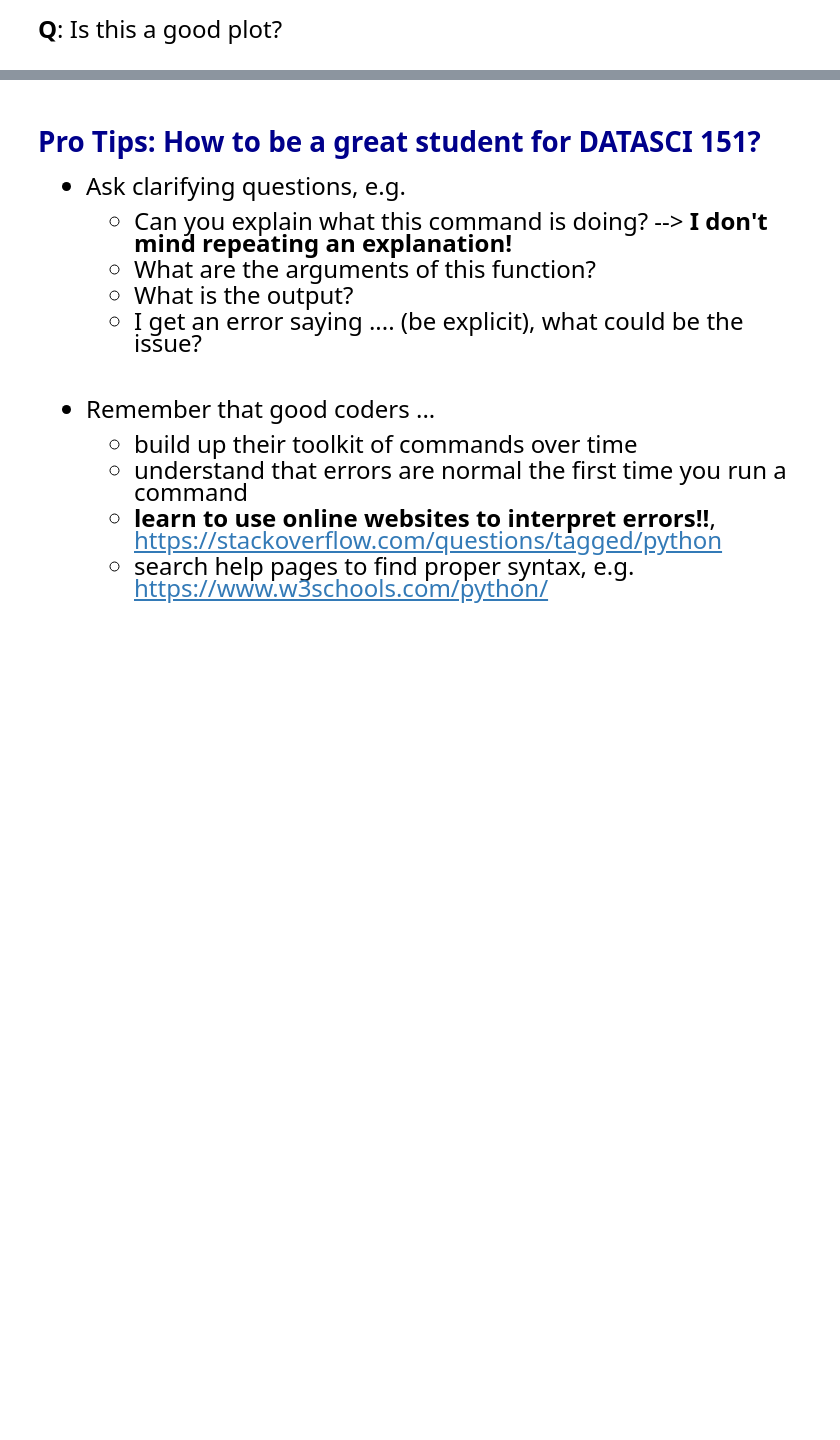
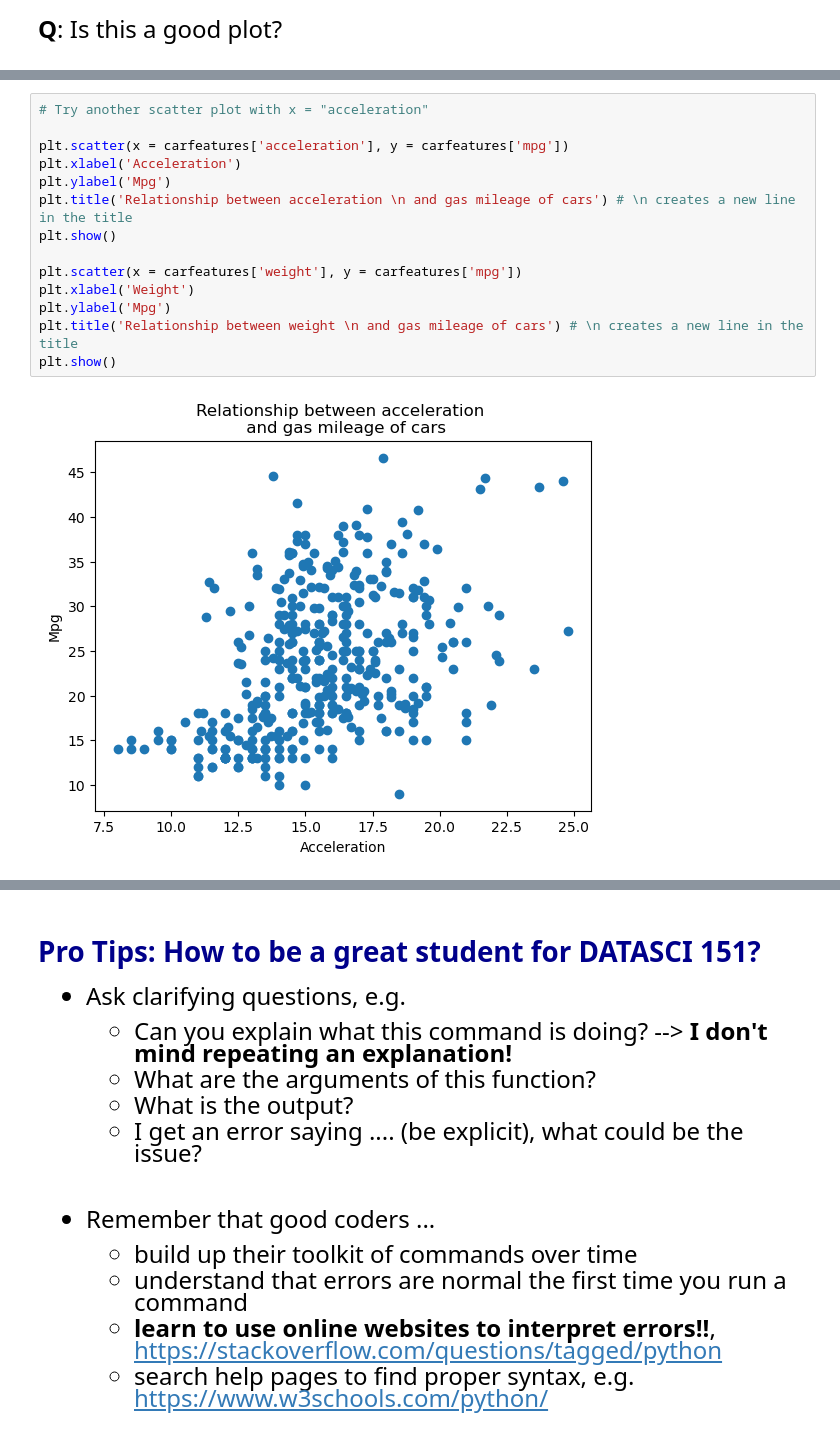
Before and after one commit to ianyoon06/datasci151spring2026, a Jupyter notebook: lecture_02/lecture_02.ipynb, the cells around one changed output, grey strips where cells are left out. Cells and saved outputs as stored; diff of their text form; blank space fills up the shorter version.

```diff
--- a/lecture_02/lecture_02.ipynb
+++ b/lecture_02/lecture_02.ipynb
@@ -386,0 +405,16 @@ plt.show()
+# %%
+# Try another scatter plot with x = "acceleration"
+
+plt.scatter(x = carfeatures['acceleration'], y = carfeatures['mpg'])
+plt.xlabel('Acceleration')
+plt.ylabel('Mpg')
+plt.title('Relationship between acceleration \n and gas mileage of cars') # \n creates a new line in the title
+plt.show()
+
+plt.scatter(x = carfeatures['weight'], y = carfeatures['mpg'])
+plt.xlabel('Weight')
+plt.ylabel('Mpg')
+plt.title('Relationship between weight \n and gas mileage of cars') # \n creates a new line in the title
+plt.show()
+# %% [output]
+[figure, added]
```
Also changed, not shown: parts of 6 cells of this notebook.
